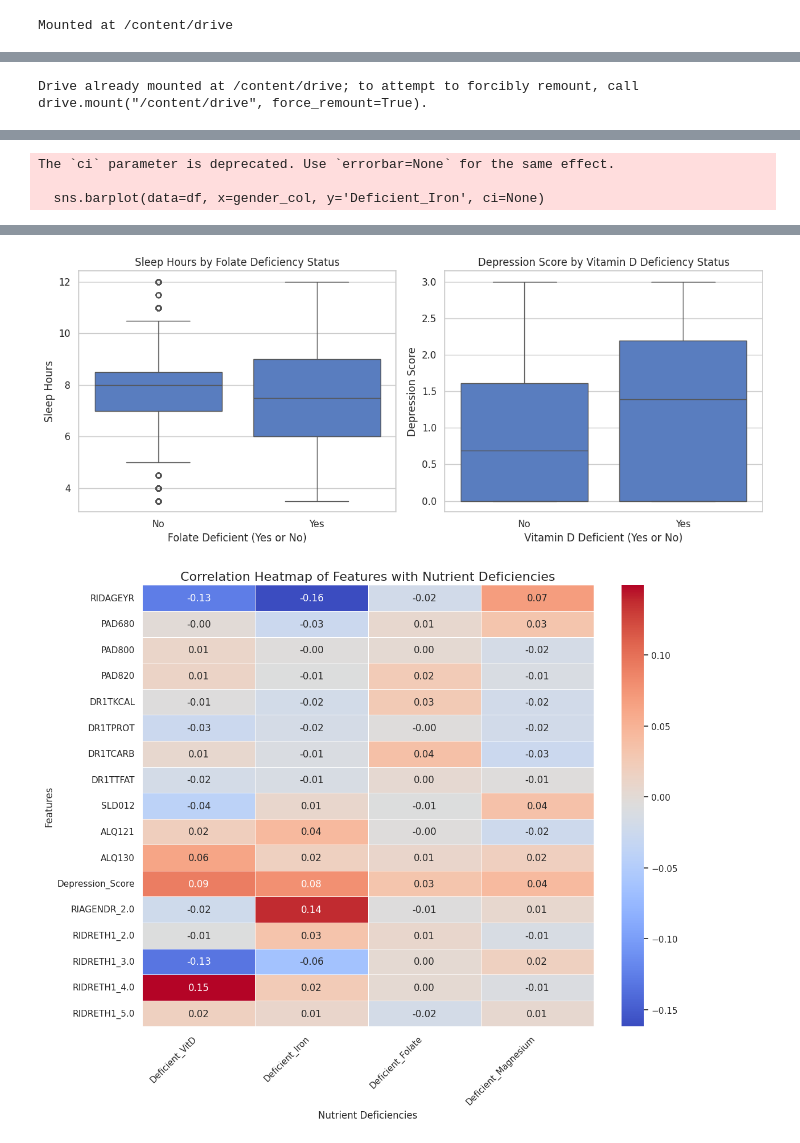
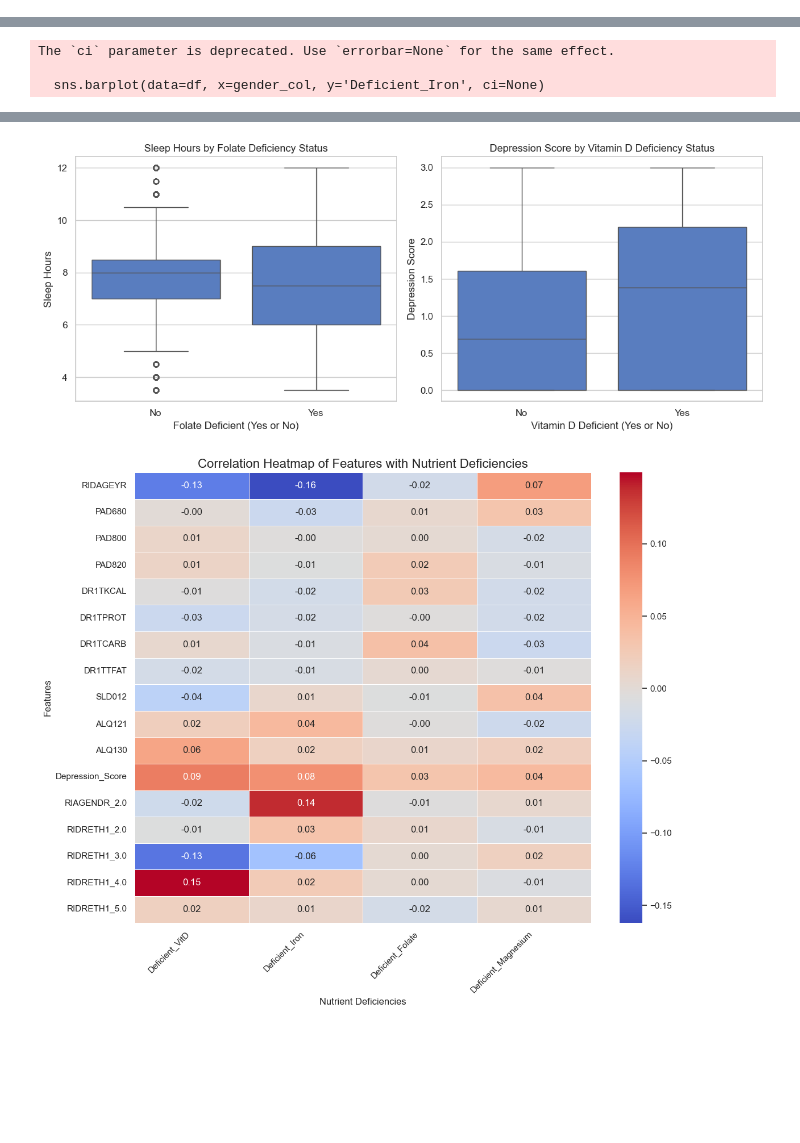
Before and after one commit to sanjana924/Predictive-Modeling-of-Nutrient-Deficiencies, a Jupyter notebook: ds.ipynb, the cells around one changed output, grey strips where cells are left out. Cells and saved outputs as stored; diff of their text form; code cells hidden in the pictures; blank space fills up the shorter version.

Commit message:
Adapting code
Making files accessible without Google Colab

```diff
--- a/ds.ipynb
+++ b/ds.ipynb
@@ -3,17 +3,15 @@
 # %%
 # Mounting to Google Drive
 
-from google.colab import drive
-drive.mount('/content/drive', force_remount=True)
+#from google.colab import drive
+#drive.mount('/content/drive', force_remount=True)
 
 import pandas as pd
 import numpy as np
 from sklearn.preprocessing import StandardScaler
 from scipy.stats import skew
-# %% [output]
-Mounted at /content/drive
 # %%
-base_path = '/content/drive/MyDrive/data/raw_data/'
+base_path = './data/'
 
 # Loading NHANES datasets using Google Drive paths
 files = {
@@ -111,17 +109,17 @@ categorical_cols = ['RIAGENDR', 'RIDRETH1']
 # One-hot encoding categorical variables
 df_clean = pd.get_dummies(df_clean, columns=categorical_cols, drop_first=True)
 
-# Saving the final cleaned dataframe to Google Drive
-output_path = '/content/drive/MyDrive/data/NHANES_Cleaned_Data.csv'
+# Saving cleaned dataset locally
+output_path = "./data/NHANES_Cleaned_Data.csv"
 df_clean.to_csv(output_path, index=False)
 # %%
 # Exploratory data analysis
-from google.colab import drive
+#from google.colab import drive
 import pandas as pd
 import numpy as np
 import matplotlib.pyplot as plt
 import seaborn as sns
-import shap
+#import shap
 
 from sklearn.model_selection import train_test_split
 from sklearn.linear_model import LogisticRegression
@@ -130,9 +128,12 @@ from sklearn.ensemble import RandomForestClassifier
 from sklearn.metrics import accuracy_score, precision_score, recall_score, f1_score, confusion_matrix
 
 # Loading the cleaned dataset from Google Drive
-drive.mount('/content/drive')
-file_path = '/content/drive/MyDrive/data/NHANES_Cleaned_Data.csv'
-df = pd.read_csv(file_path)
+#drive.mount('/content/drive')
+#file_path = '/content/drive/MyDrive/data/NHANES_Cleaned_Data.csv'
+#df = pd.read_csv(file_path)
+
+# Loading csv
+df = pd.read_csv("./data/NHANES_Cleaned_Data.csv")
 
 # Making sure plots appear in the notebook + good format
 %matplotlib inline
@@ -200 +202,3 @@ plt.show()
-Drive already mounted at /content/drive; to attempt to forcibly remount, call drive.mount("/content/drive", force_remount=True).
+The `ci` parameter is deprecated. Use `errorbar=None` for the same effect.
+
+  sns.barplot(data=df, x=gender_col, y='Deficient_Iron', ci=None)
@@ -202,3 +204,0 @@ Drive already mounted at /content/drive; to attempt to forcibly remount, call dr
-The `ci` parameter is deprecated. Use `errorbar=None` for the same effect.
-
-  sns.barplot(data=df, x=gender_col, y='Deficient_Iron', ci=None)
@@ -206,5 +206,5 @@ The `ci` parameter is deprecated. Use `errorbar=None` for the same effect.
-[figure, old version]
+[figure, new version]
-[figure, old version]
+[figure, new version]
 # %%
 # Machine learning and model evaluation
 from sklearn.svm import LinearSVC
```
Also changed, not shown: parts of 5 cells of this notebook, 12 other files.
